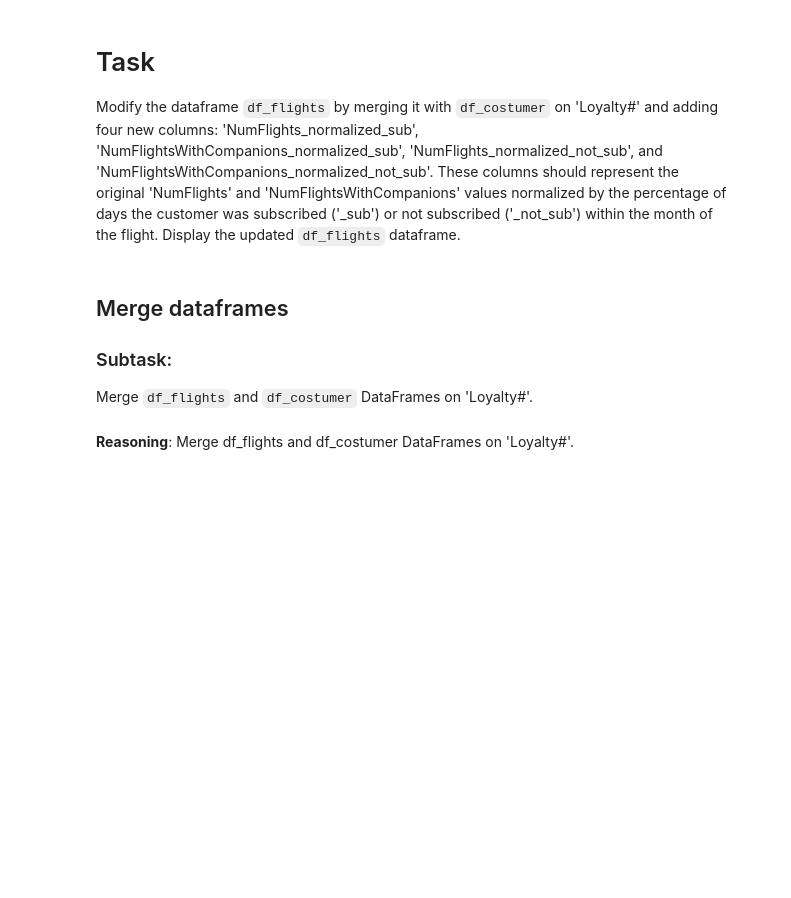
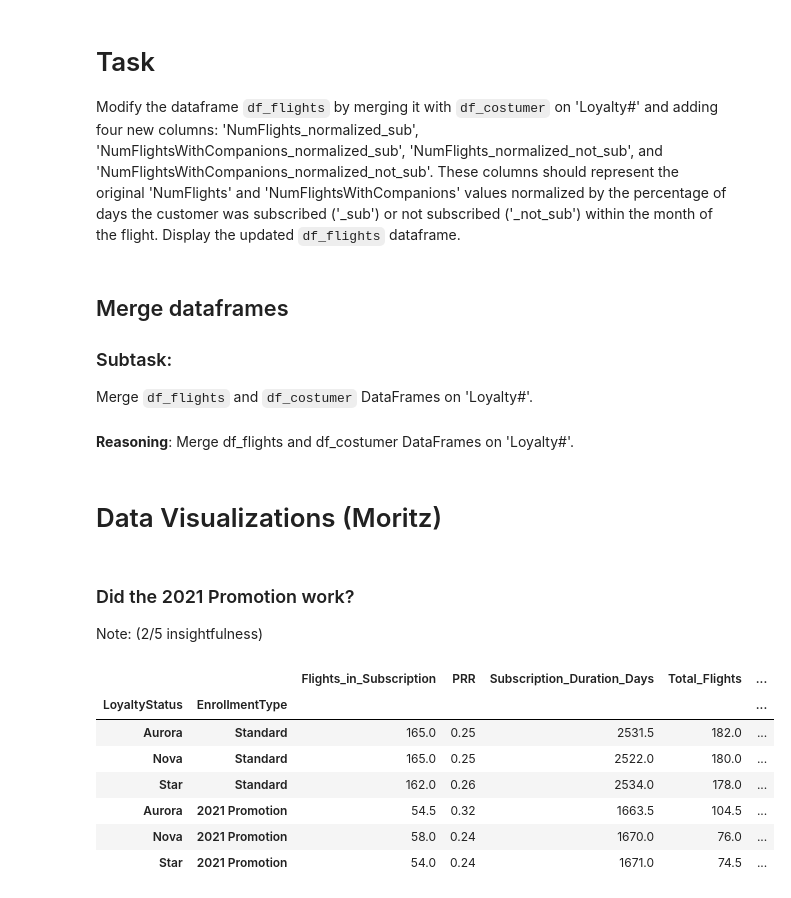
Before and after one commit to LiberoBiagi/DM_Nova_IMS_25-26, a Jupyter notebook: data_mining.ipynb, the cells around one changed output. Drawn from its saved outputs; the diff is of its cells as text; code cells hidden in the pictures; blank space fills up the shorter version.

Commit message:
Started with visualizations

```diff
--- a/data_mining.ipynb
+++ b/data_mining.ipynb
@@ -1212,3 +990,5 @@ Merge `df_flights` and `df_costumer` DataFrames on 'Loyalty#'.
 # %% [markdown]
 **Reasoning**:
 Merge df_flights and df_costumer DataFrames on 'Loyalty#'.
+# %% [markdown]
+# Data Visualizations (Moritz)
@@ -1214,0 +999,14 @@ Merge df_flights and df_costumer DataFrames on 'Loyalty#'.
+# %% [markdown]
+### Did the 2021 Promotion work?
+Note: (2/5 insightfulness)
+# %%
+df_customer_copy.pivot_table(index=['LoyaltyStatus', 'EnrollmentType'], values=['Total_Flights', 'Subscription_Duration_Days','Flights_in_Subscription', 'tot_redeemed', "PRR"], aggfunc='median').round(2).sort_values("Total_Flights", ascending=False)
+# %% [output]
+|  |  | Flights_in_Subscription | PRR | Subscription_Duration_Days | Total_Flights | ... |
+| LoyaltyStatus | EnrollmentType |  |  |  |  | ... |
+| Aurora | Standard | 165.0 | 0.25 | 2531.5 | 182.0 | ... |
+| Nova | Standard | 165.0 | 0.25 | 2522.0 | 180.0 | ... |
+| Star | Standard | 162.0 | 0.26 | 2534.0 | 178.0 | ... |
+| Aurora | 2021 Promotion | 54.5 | 0.32 | 1663.5 | 104.5 | ... |
+| Nova | 2021 Promotion | 58.0 | 0.24 | 1670.0 | 76.0 | ... |
+| Star | 2021 Promotion | 54.0 | 0.24 | 1671.0 | 74.5 | ... |
```
Also changed, not shown: parts of 33 cells of this notebook.
